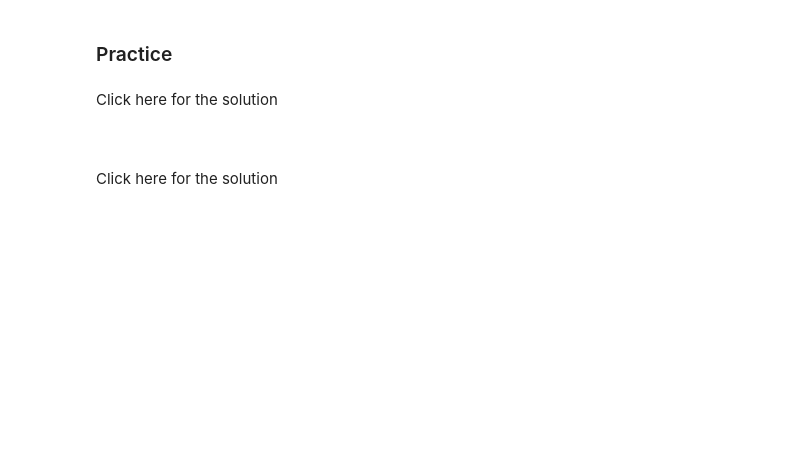
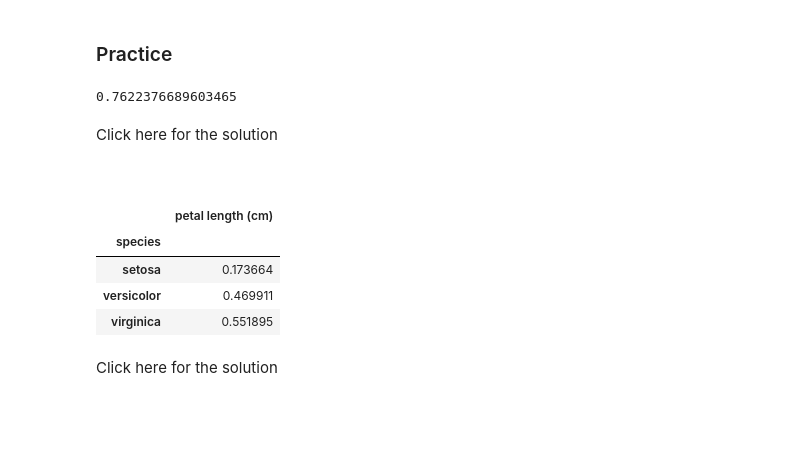
Before and after one commit to Burtannia/multiverse, a Jupyter notebook: src/module-8/Statistics in python.ipynb, the cells around one changed output. Cells and saved outputs as stored; diff of their text form; code cells hidden in the pictures; blank space fills up the shorter version.

```diff
--- a/src/module-8/Statistics in python.ipynb
+++ b/src/module-8/Statistics in python.ipynb
@@ -495,6 +518,9 @@ This is just an introduction to hypothesis testing, we will explore it in more d
 # What is the standard deviation of petal widths of all flowers?
 
 #A:
+iris_df["petal width (cm)"].std()
+# %% [output]
+0.7622376689603465
 # %% [markdown]
 Click here for the solution
 
@@ -504,7 +530,14 @@ iris_df['petal width (cm)'].std()
 # %%
 # Which species of flower has the largest standard deviation of petal length?
 
 #A:
+iris_df.groupby("species").std()[["petal length (cm)"]]
+# %% [output]
+|  | petal length (cm) |
+| species |  |
+| setosa | 0.173664 |
+| versicolor | 0.469911 |
+| virginica | 0.551895 |
 # %% [markdown]
 Click here for the solution
 
```
Also changed, not shown: parts of 21 cells of this notebook, 4 other files.
